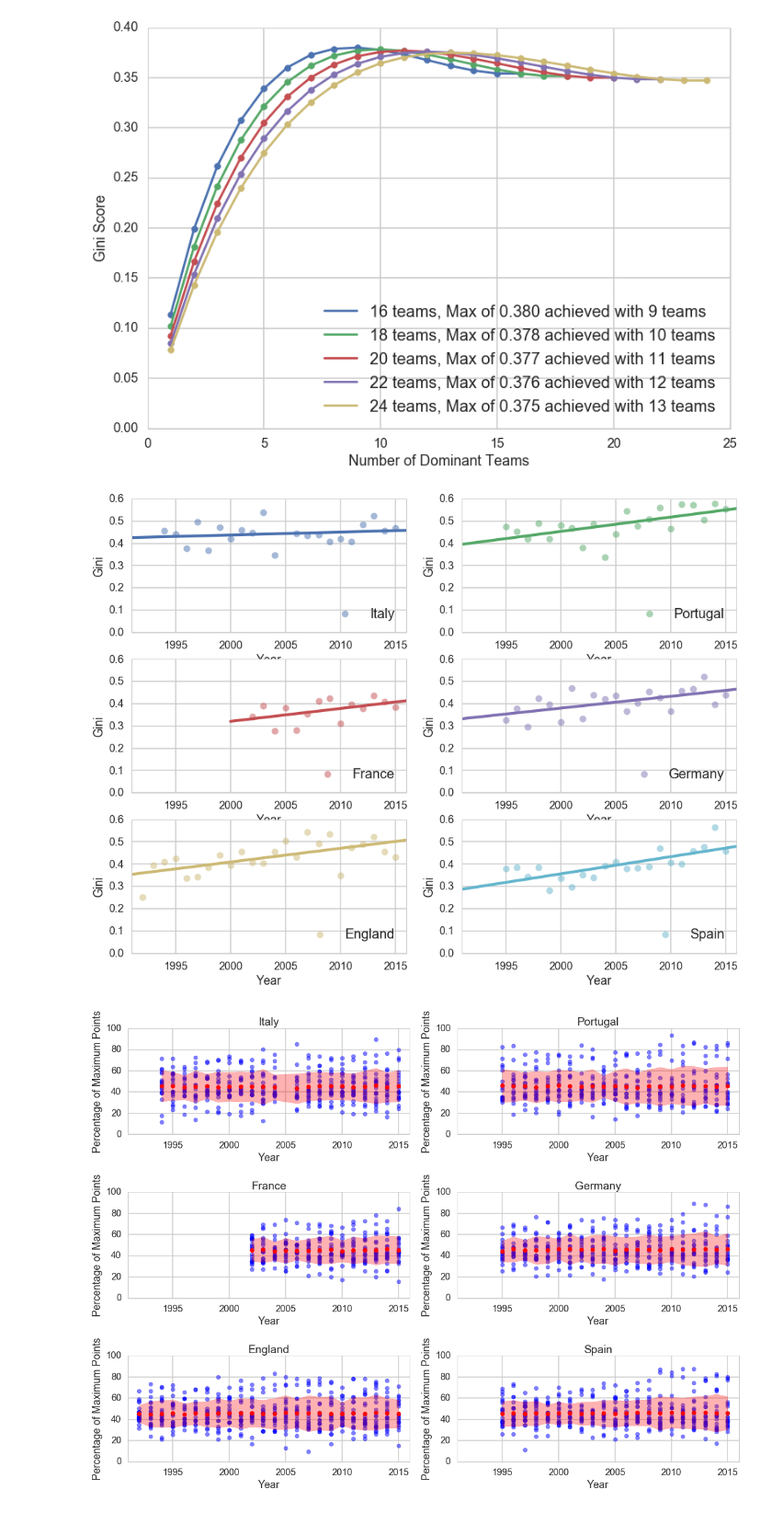
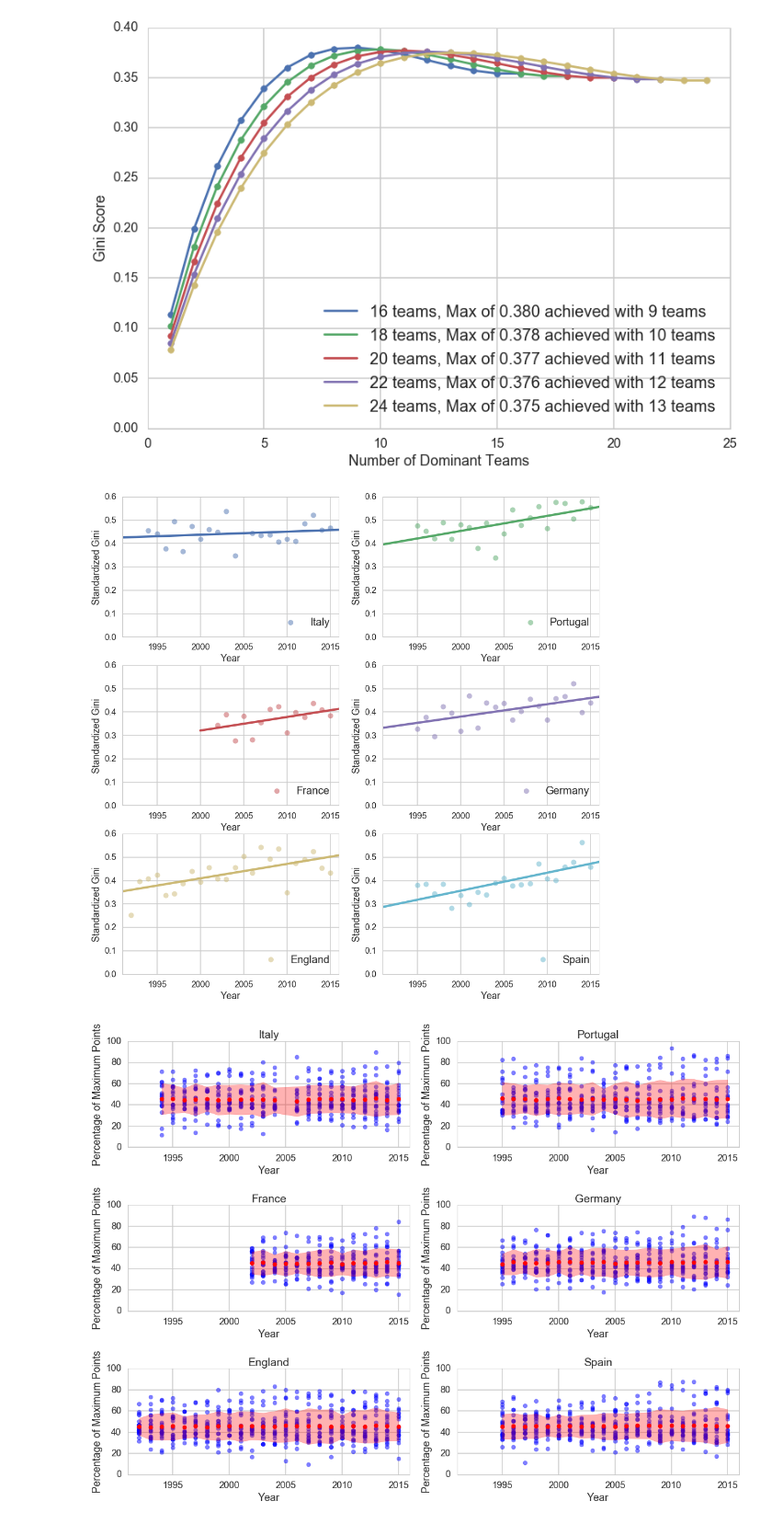
Before and after one commit to harvardsports/data, a Jupyter notebook: soccer-tables/EPL Parity Part 2.ipynb, the cells around one changed output. Shown at 92% size. Saved outputs shown, nothing was run; the diff lists cells and outputs as text; code cells hidden in the pictures.

```diff
--- a/soccer-tables/EPL Parity Part 2.ipynb
+++ b/soccer-tables/EPL Parity Part 2.ipynb
@@ -232,15 +232,18 @@ def league_size_inator(d):
 # %%
 d_ = league_size_inator(d_parsed)
 # %%
-fig, axes = plt.subplots(nrows=3, ncols=2, figsize=(16, 12))
+fig, axes = plt.subplots(nrows=3, ncols=2, figsize=(16, 16))
 
 for ax, (k, v)  in zip(axes.ravel(), d_.iteritems()):
     sns.regplot(x = 'Year', y = 'Gini', data = v, scatter_kws={'s':100, 'alpha' : .5}, label = k, ci = None, ax=ax)
     ax.legend(loc='lower right', prop={'size':20})
     ax.set_xlim(1991,2016)
+    ax.set_ylabel("Standardized Gini")
     ax.set_ylim(0,.6);
+
+plt.savefig("Gini.png")
 # %% [output]
-[figure, old version]
+[figure, new version]
 # %%
 fig, axes = plt.subplots(nrows=3, ncols=2, figsize=(16, 12), tight_layout = True)
 
```
Also changed, not shown: parts of 12 cells of this notebook, 6 other files.
